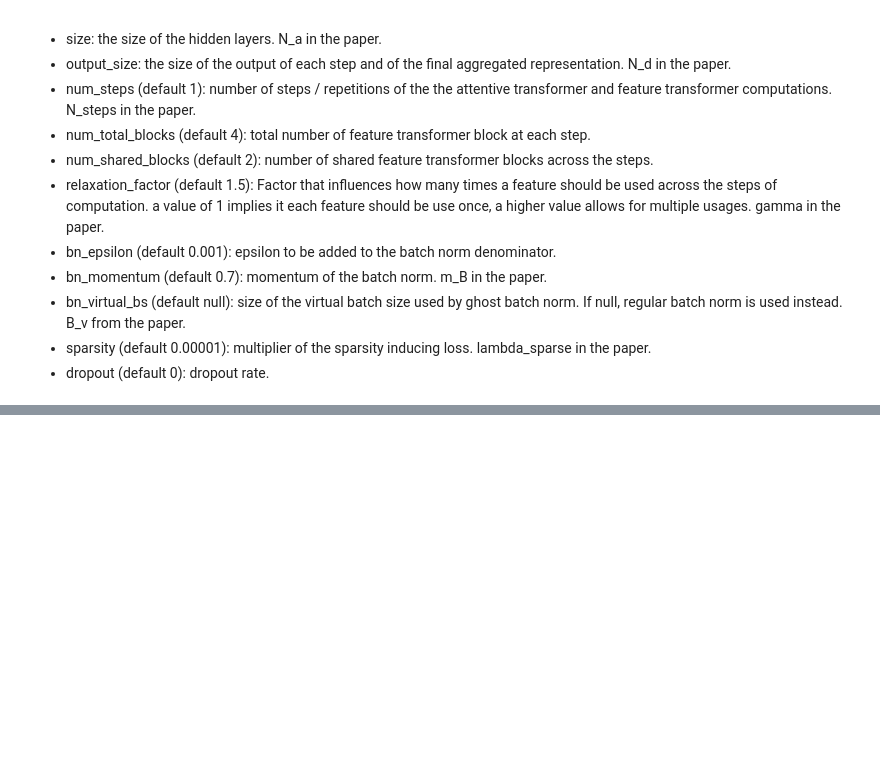
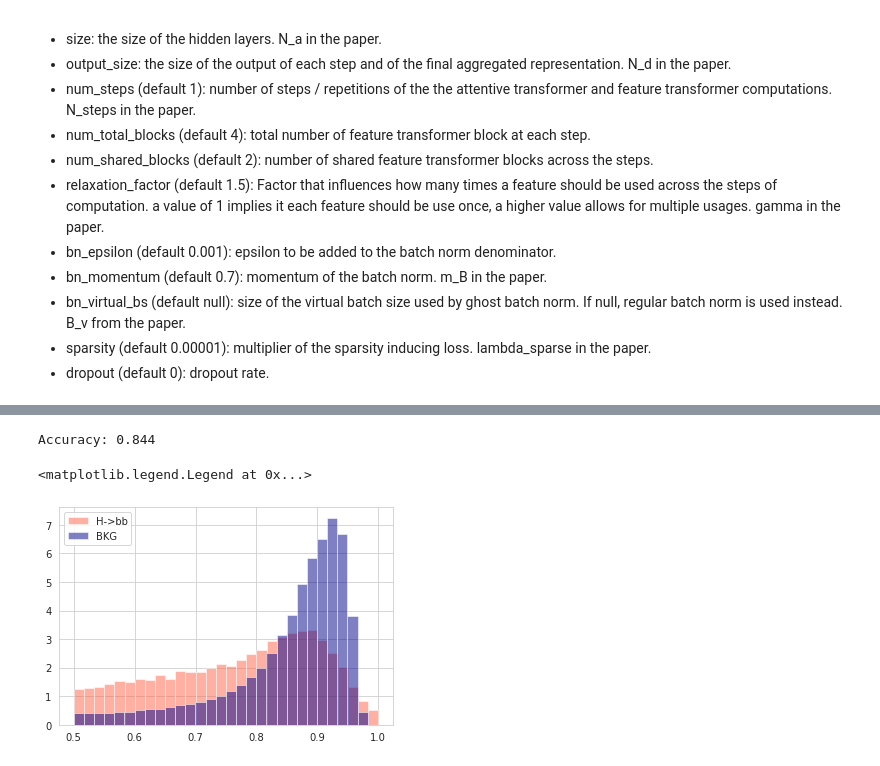
Before and after one commit to hessikaveh/TabNet-Test, a Jupyter notebook: TabNet.ipynb, the cells around one changed output, grey strips where cells are left out. Cells and saved outputs as stored; diff of their text form; code cells hidden in the pictures; blank space fills up the shorter version.

```diff
--- a/TabNet.ipynb
+++ b/TabNet.ipynb
@@ -104,13 +104,14 @@ del X_train['H_mass_fit_fallback']
 # preprocessing
 X = pd.concat([X_train, X_test],axis=0, join='inner')
 Y = pd.concat([Y_train, Y_test],axis=0, join='inner')
+sample_weight = pd.concat([sample_weight_train, sample_weight_test],axis=0, join='inner')
 Z = pd.concat([Z_train, Z_test],axis=0, join='inner')
 X_pca = PCA(X.shape[1], svd_solver='auto', whiten=True)
 Z_pca = PCA(Z.shape[1], svd_solver='auto', whiten=True)
 
 X_pca.fit(X)
 Z_pca.fit(Z)
-df = pd.concat([X, Y],axis=1)
+df = pd.concat([X, Y, sample_weight],axis=1)
 df_train = pd.concat([X_train, Y_train],axis=1)
 df_test = pd.concat([X_test, Y_test],axis=1)
 
@@ -563,0 +578,22 @@ These are the available parameters of a tabnet combiner:
+# %%
+yhat = np.load('results/Y_predictions.npy')
+score = accuracy_score(df['Y'], yhat)
+print('Accuracy: %.3f' % score)
+# %% [output]
+Accuracy: 0.844
+# %%
+preds = np.load('results/Y_probability.npy')
+weights = pd.concat([df['weight'], df['Y']], axis=1)
+yhat_df = pd.DataFrame(preds)
+yhat_df.reset_index(drop=True, inplace=True)
+weights.reset_index(drop=True, inplace=True)
+
+yhat_pred = pd.concat([yhat_df, weights], axis=1)
+#print(yhat_pred)
+fig, ax = plt.subplots()
+_ = ax.hist(yhat_pred[yhat_pred['Y']==0][0], bins=30, alpha=0.5, density=True, color='tomato', label='H->bb', weights =[ weights[weights['Y']==0]['weight'] ])
+_ = ax.hist(yhat_pred[yhat_pred['Y']==1][0], bins=30, alpha=0.5, density=True, color='darkblue', label='BKG', weights =[ weights[weights['Y']==1]['weight'] ])
+ax.legend()
+# %% [output]
+<matplotlib.legend.Legend at 0x...>
+[figure, added]
```
Also changed, not shown: parts of 12 cells of this notebook.
